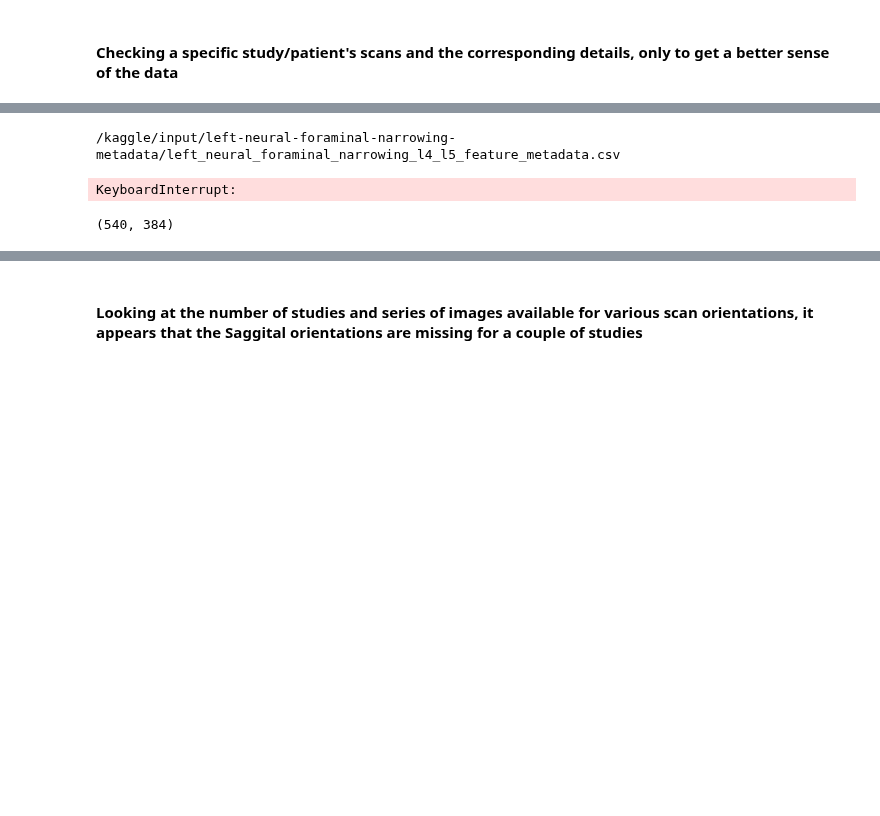
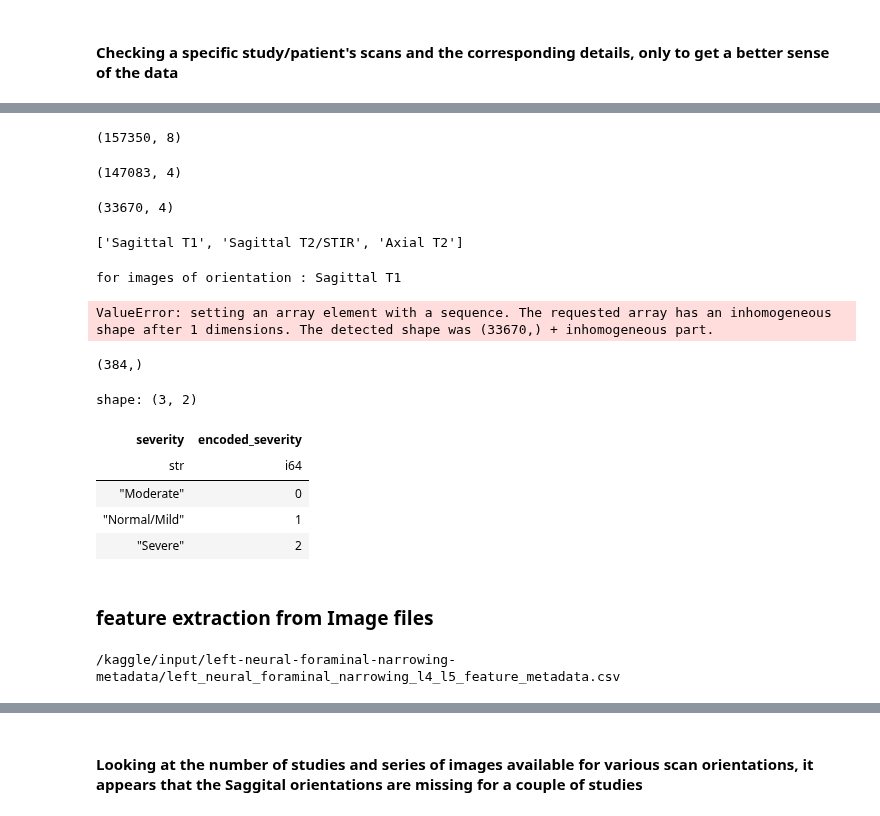
Before and after one commit to sumaniitm/RSNA-2024-Lumbar-Spine-Degenerative-Classification, a Jupyter notebook: primary-problem-study-rsna-2024.ipynb, the cells around one changed output, grey strips where cells are left out. Saved outputs shown, nothing was run; the diff lists cells and outputs as text; code cells hidden in the pictures; blank space fills up the shorter version.

```diff
--- a/primary-problem-study-rsna-2024.ipynb
+++ b/primary-problem-study-rsna-2024.ipynb
@@ -173,0 +195,4 @@ for file in os.listdir(metadata_root_path):
+# %%
+full_training_data.shape
+# %% [output]
+(157350, 8)
@@ -173,0 +207,4 @@ for file in os.listdir(metadata_root_path):
+# %%
+metadata_df_w_series_desc.shape
+# %% [output]
+(147083, 4)
@@ -174,10 +213,52 @@ for file in os.listdir(metadata_root_path):
+# %%
+metadata_df.shape
+# %% [output]
+(33670, 4)
+# %%
+series_type_list = dd.sql("select distinct series_description from metadata_df_w_series_desc").pl().to_series().to_list()
+series_type_list
+# %% [output]
+['Sagittal T1', 'Sagittal T2/STIR', 'Axial T2']
+# %%
+for s_type in series_type_list:
+    metadata_df = metadata_df_w_series_desc.filter(pl.col('series_description')==s_type)
+    print("for images of orientation :", s_type)
+    labels = []
+    features = []
+    for i in tqdm(range(metadata_df.shape[0])):
+        dcm_image_path = metadata_df.item(i,0)
+        dicom_ds = dcmread(dcm_image_path)
+        img_array = dicom_ds.pixel_array
+        #IMG_normalized = cv2.normalize(img_array, None, alpha=0, beta=255, norm_type=cv2.NORM_MINMAX, dtype=cv2.CV_8U)
+        features.append(np.mean(img_array.T, axis=0))
+        labels.append(metadata_df.item(i,2))
+    extracted_training_features = pd.DataFrame(features, columns=['image_array'])
+    extracted_training_labels = pd.DataFrame(labels, columns=['encoded_severity'])
+# %% [output]
+for images of orientation : Sagittal T1
+ValueError: setting an array element with a sequence. The requested array has an inhomogeneous shape after 1 dimensions. The detected shape was (33670,) + inhomogeneous part.
+# %%
+features[10000].shape
+# %% [output]
+(384,)
+# %%
+dd.sql("select distinct severity, encoded_severity from test order by encoded_severity").pl()
+# %% [output]
+shape: (3, 2)
+| severity | encoded_severity |
+| str | i64 |
+| "Moderate" | 0 |
+| "Normal/Mild" | 1 |
+| "Severe" | 2 |
+# %% [markdown]
+### feature extraction from Image files
 # %%
-labels = []
-features = []
-
 metadata_root_path = '/kaggle/input/left-neural-foraminal-narrowing-metadata'
 
 for file in os.listdir(metadata_root_path):
+    labels = []
+    features = []
+    data = {}
     metadata_file_path = os.path.join(metadata_root_path, file)
     print(metadata_file_path)
     metadata_df = pl.read_csv(metadata_file_path, low_memory=True)
@@ -185,9 +266,19 @@ for file in os.listdir(metadata_root_path):
         dcm_image_path = metadata_df.item(j,0)
         dicom_ds = dcmread(dcm_image_path)
         img_array = dicom_ds.pixel_array
-        #IMG_normalized = cv2.normalize(img_array, None, alpha=0, beta=255, norm_type=cv2.NORM_MINMAX, dtype=cv2.CV_8U)
-        features.append(img_array)
+        features.append(np.mean(img_array.T, axis=0))
         labels.append(metadata_df.item(j,2))
+
+    print("feature list length --> ", len(features))
+    print("label list length --> ", len(labels))
+
+    data["image_array"] = features
+    data["encoded_severity"] = labels
+
+    extracted_training_data = pd.DataFrame(data)
+
+    extracted_training_data.to_csv("{0}.csv".format(file.replace('.csv','')), index=False)
+
+    print('finished dumping features & labels for {0}'.format(file))
 # %% [output]
 /kaggle/input/left-neural-foraminal-narrowing-metadata/left_neural_foraminal_narrowing_l4_l5_feature_metadata.csv
-KeyboardInterrupt:
@@ -199,4 +284,0 @@ IMG_normalized = cv2.normalize(img_array, None, alpha=0, beta=255, norm_type=cv2
-# %%
-IMG_normalized.shape
-# %% [output]
-(540, 384)
```
Also changed, not shown: parts of 22 cells of this notebook.
